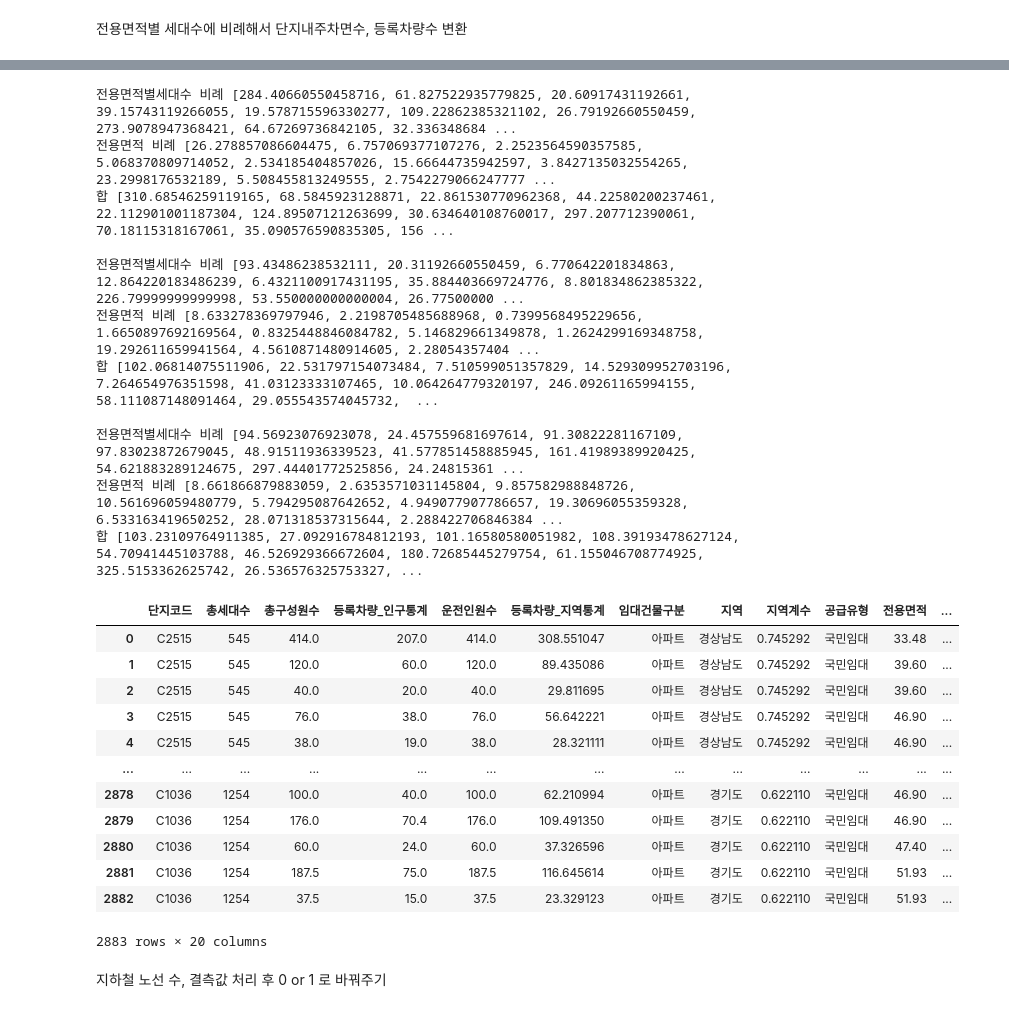
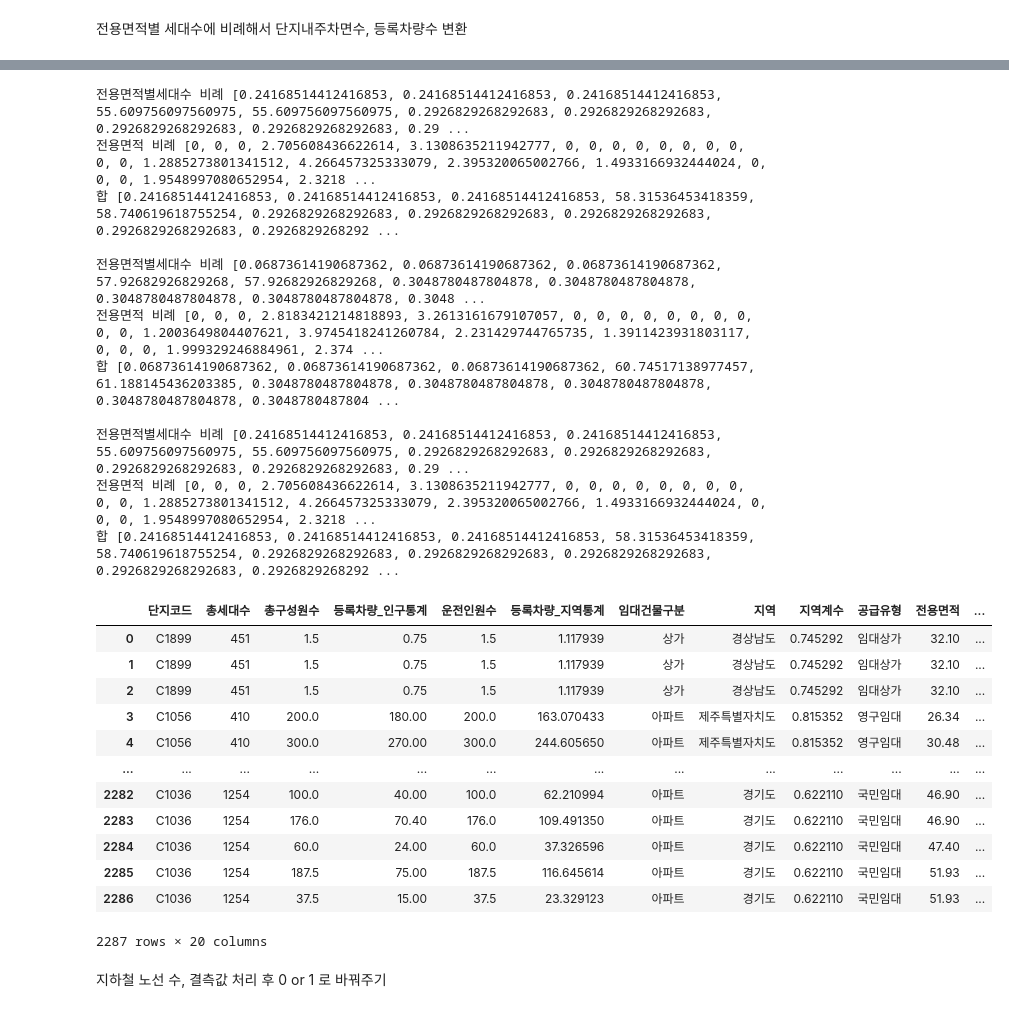
Before and after one commit to gogooma9/-_of_park, a Jupyter notebook: gogooma9/rf.ipynb, the cells around one changed output, grey strips where cells are left out. Drawn from its saved outputs; the diff is of its cells as text; code cells hidden in the pictures.

```diff
--- a/gogooma9/rf.ipynb
+++ b/gogooma9/rf.ipynb
@@ -554,0 +570,21 @@ train
+# %%
+############
+
+train = train.iloc[617:,:]
+test = train.iloc[:617,:-1]
+
+temp = train.iloc[:617,:]
+
+test_target = []
+code = temp['단지코드'].unique()
+for c in code:
+    num = temp[temp['단지코드']==c]['등록차량수'].unique()[0]
+    test_target.append(num)
+
+y_test = pd.DataFrame(test_target)
+
+
+# 인덱스 재설정해서 빈 인덱스 채움
+train.reset_index(drop = True, inplace=True)
+test.reset_index(drop = True, inplace=True)
+y_test.reset_index(drop = True, inplace=True)
@@ -593,56 +651,56 @@ def devide_parking_lots(data, devided_info, p=0.9):
             if data['임대건물구분'][i] == '아파트':
                 temp.append((data[col][i])*p * (data['전용면적별세대수'][i] / data['총세대수'][i]))
 
                 denominator = (data[data['단지코드']==data['단지코드'][i]]['전용면적'] * data[data['단지코드']==data['단지코드'][i]]['전용면적별세대수']).sum()
                 numerator = data['전용면적'][i]*data['전용면적별세대수'][i]
                 temp2.append((data[col][i])*(1-p)*(numerator/denominator))
 
             elif data['임대건물구분'][i] == '상가':
                 # temp.append(math.ceil(data[col][i] * (data['전용면적별세대수'][i] / data['총세대수'][i])))
                 temp.append(data[col][i] * (data['전용면적별세대수'][i] / data['총세대수'][i]))
                 temp2.append(0)
 
         print('\n전용면적별세대수 비례 '+str(temp))
         print('전용면적 비례 '+str(temp2))
         target = [x+y for x,y in zip(temp, temp2)]
         print('합 '+str(target))
 
         index = data.columns.get_loc(col)
         data.insert(index,col+'_tm',target,True)
         data.drop([col], axis=1, inplace = True)
 
         data.rename(columns={col+'_tm': col}, inplace = True)
 
 devided_info = ['단지내주차면수', '등록차량수']
-devide_parking_lots(train, devided_info, 0.9)
+devide_parking_lots(train, devided_info, 0.95)
 devided_info_test = ['단지내주차면수']
-devide_parking_lots(test, devided_info_test, 0.9)
+devide_parking_lots(test, devided_info_test, 0.95)
 train
 # %% [output]
-전용면적별세대수 비례 [284.40660550458716, 61.827522935779825, 20.60917431192661, 39.15743119266055, 19.578715596330277, 109.22862385321102, 26.79192660550459, 273.9078947368421, 64.67269736842105, 32.336348684 ...
-전용면적 비례 [26.278857086604475, 6.757069377107276, 2.2523564590357585, 5.068370809714052, 2.534185404857026, 15.66644735942597, 3.8427135032554265, 23.2998176532189, 5.508455813249555, 2.7542279066247777 ...
-합 [310.68546259119165, 68.5845923128871, 22.861530770962368, 44.22580200237461, 22.112901001187304, 124.89507121263699, 30.634640108760017, 297.207712390061, 70.18115318167061, 35.090576590835305, 156 ...
+전용면적별세대수 비례 [0.24168514412416853, 0.24168514412416853, 0.24168514412416853, 55.609756097560975, 55.609756097560975, 0.2926829268292683, 0.2926829268292683, 0.2926829268292683, 0.2926829268292683, 0.29 ...
+전용면적 비례 [0, 0, 0, 2.705608436622614, 3.1308635211942777, 0, 0, 0, 0, 0, 0, 0, 0, 0, 0, 1.2885273801341512, 4.266457325333079, 2.395320065002766, 1.4933166932444024, 0, 0, 0, 1.9548997080652954, 2.3218 ...
+합 [0.24168514412416853, 0.24168514412416853, 0.24168514412416853, 58.31536453418359, 58.740619618755254, 0.2926829268292683, 0.2926829268292683, 0.2926829268292683, 0.2926829268292683, 0.2926829268292 ...
 
-전용면적별세대수 비례 [93.43486238532111, 20.31192660550459, 6.770642201834863, 12.864220183486239, 6.4321100917431195, 35.884403669724776, 8.801834862385322, 226.79999999999998, 53.550000000000004, 26.77500000 ...
-전용면적 비례 [8.633278369797946, 2.2198705485688968, 0.7399568495229656, 1.6650897692169564, 0.8325448846084782, 5.146829661349878, 1.2624299169348758, 19.292611659941564, 4.5610871480914605, 2.28054357404 ...
-합 [102.06814075511906, 22.531797154073484, 7.510599051357829, 14.529309952703196, 7.264654976351598, 41.03123333107465, 10.064264779320197, 246.09261165994155, 58.111087148091464, 29.055543574045732,  ...
+전용면적별세대수 비례 [0.06873614190687362, 0.06873614190687362, 0.06873614190687362, 57.92682926829268, 57.92682926829268, 0.3048780487804878, 0.3048780487804878, 0.3048780487804878, 0.3048780487804878, 0.3048 ...
+전용면적 비례 [0, 0, 0, 2.8183421214818893, 3.2613161679107057, 0, 0, 0, 0, 0, 0, 0, 0, 0, 0, 1.2003649804407621, 3.9745418241260784, 2.231429744765735, 1.3911423931803117, 0, 0, 0, 1.999329246884961, 2.374 ...
+합 [0.06873614190687362, 0.06873614190687362, 0.06873614190687362, 60.74517138977457, 61.188145436203385, 0.3048780487804878, 0.3048780487804878, 0.3048780487804878, 0.3048780487804878, 0.3048780487804 ...
 
-전용면적별세대수 비례 [94.56923076923078, 24.457559681697614, 91.30822281167109, 97.83023872679045, 48.91511936339523, 41.577851458885945, 161.41989389920425, 54.621883289124675, 297.44401772525856, 24.24815361 ...
-전용면적 비례 [8.661866879883059, 2.6353571031145804, 9.857582988848726, 10.561696059480779, 5.794295087642652, 4.949077907786657, 19.30696055359328, 6.533163419650252, 28.071318537315644, 2.288422706846384 ...
-합 [103.23109764911385, 27.092916784812193, 101.16580580051982, 108.39193478627124, 54.70941445103788, 46.526929366672604, 180.72685445279754, 61.155046708774925, 325.5153362625742, 26.536576325753327, ...
+전용면적별세대수 비례 [0.24168514412416853, 0.24168514412416853, 0.24168514412416853, 55.609756097560975, 55.609756097560975, 0.2926829268292683, 0.2926829268292683, 0.2926829268292683, 0.2926829268292683, 0.29 ...
+전용면적 비례 [0, 0, 0, 2.705608436622614, 3.1308635211942777, 0, 0, 0, 0, 0, 0, 0, 0, 0, 0, 1.2885273801341512, 4.266457325333079, 2.395320065002766, 1.4933166932444024, 0, 0, 0, 1.9548997080652954, 2.3218 ...
+합 [0.24168514412416853, 0.24168514412416853, 0.24168514412416853, 58.31536453418359, 58.740619618755254, 0.2926829268292683, 0.2926829268292683, 0.2926829268292683, 0.2926829268292683, 0.2926829268292 ...
 |  | 단지코드 | 총세대수 | 총구성원수 | 등록차량_인구통계 | 운전인원수 | 등록차량_지역통계 | 임대건물구분 | 지역 | 지역계수 | 공급유형 | 전용면적 | ... |
-| 0 | C2515 | 545 | 414.0 | 207.0 | 414.0 | 308.551047 | 아파트 | 경상남도 | 0.745292 | 국민임대 | 33.48 | ... |
-| 1 | C2515 | 545 | 120.0 | 60.0 | 120.0 | 89.435086 | 아파트 | 경상남도 | 0.745292 | 국민임대 | 39.60 | ... |
-| 2 | C2515 | 545 | 40.0 | 20.0 | 40.0 | 29.811695 | 아파트 | 경상남도 | 0.745292 | 국민임대 | 39.60 | ... |
-| 3 | C2515 | 545 | 76.0 | 38.0 | 76.0 | 56.642221 | 아파트 | 경상남도 | 0.745292 | 국민임대 | 46.90 | ... |
-| 4 | C2515 | 545 | 38.0 | 19.0 | 38.0 | 28.321111 | 아파트 | 경상남도 | 0.745292 | 국민임대 | 46.90 | ... |
+| 0 | C1899 | 451 | 1.5 | 0.75 | 1.5 | 1.117939 | 상가 | 경상남도 | 0.745292 | 임대상가 | 32.10 | ... |
+| 1 | C1899 | 451 | 1.5 | 0.75 | 1.5 | 1.117939 | 상가 | 경상남도 | 0.745292 | 임대상가 | 32.10 | ... |
+| 2 | C1899 | 451 | 1.5 | 0.75 | 1.5 | 1.117939 | 상가 | 경상남도 | 0.745292 | 임대상가 | 32.10 | ... |
+| 3 | C1056 | 410 | 200.0 | 180.00 | 200.0 | 163.070433 | 아파트 | 제주특별자치도 | 0.815352 | 영구임대 | 26.34 | ... |
+| 4 | C1056 | 410 | 300.0 | 270.00 | 300.0 | 244.605650 | 아파트 | 제주특별자치도 | 0.815352 | 영구임대 | 30.48 | ... |
 | ... | ... | ... | ... | ... | ... | ... | ... | ... | ... | ... | ... | ... |
-| 2878 | C1036 | 1254 | 100.0 | 40.0 | 100.0 | 62.210994 | 아파트 | 경기도 | 0.622110 | 국민임대 | 46.90 | ... |
-| 2879 | C1036 | 1254 | 176.0 | 70.4 | 176.0 | 109.491350 | 아파트 | 경기도 | 0.622110 | 국민임대 | 46.90 | ... |
-| 2880 | C1036 | 1254 | 60.0 | 24.0 | 60.0 | 37.326596 | 아파트 | 경기도 | 0.622110 | 국민임대 | 47.40 | ... |
-| 2881 | C1036 | 1254 | 187.5 | 75.0 | 187.5 | 116.645614 | 아파트 | 경기도 | 0.622110 | 국민임대 | 51.93 | ... |
-| 2882 | C1036 | 1254 | 37.5 | 15.0 | 37.5 | 23.329123 | 아파트 | 경기도 | 0.622110 | 국민임대 | 51.93 | ... |
+| 2282 | C1036 | 1254 | 100.0 | 40.00 | 100.0 | 62.210994 | 아파트 | 경기도 | 0.622110 | 국민임대 | 46.90 | ... |
+| 2283 | C1036 | 1254 | 176.0 | 70.40 | 176.0 | 109.491350 | 아파트 | 경기도 | 0.622110 | 국민임대 | 46.90 | ... |
+| 2284 | C1036 | 1254 | 60.0 | 24.00 | 60.0 | 37.326596 | 아파트 | 경기도 | 0.622110 | 국민임대 | 47.40 | ... |
+| 2285 | C1036 | 1254 | 187.5 | 75.00 | 187.5 | 116.645614 | 아파트 | 경기도 | 0.622110 | 국민임대 | 51.93 | ... |
+| 2286 | C1036 | 1254 | 37.5 | 15.00 | 37.5 | 23.329123 | 아파트 | 경기도 | 0.622110 | 국민임대 | 51.93 | ... |
-2883 rows × 20 columns
+2287 rows × 20 columns
 # %% [markdown]
 지하철 노선 수, 결측값 처리 후 0 or 1 로 바꿔주기
 # %%
```
Also changed, not shown: parts of 40 cells of this notebook.
